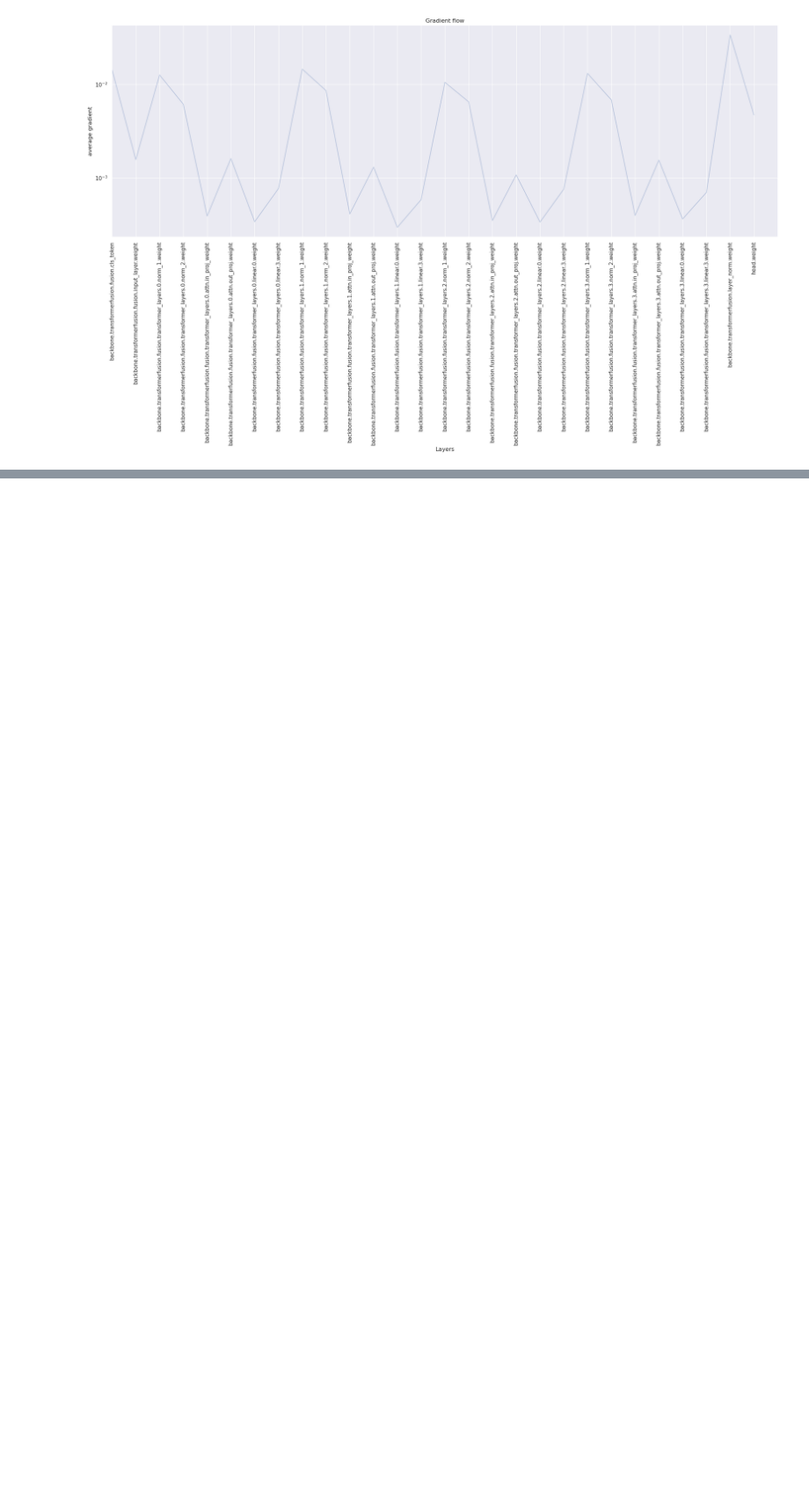
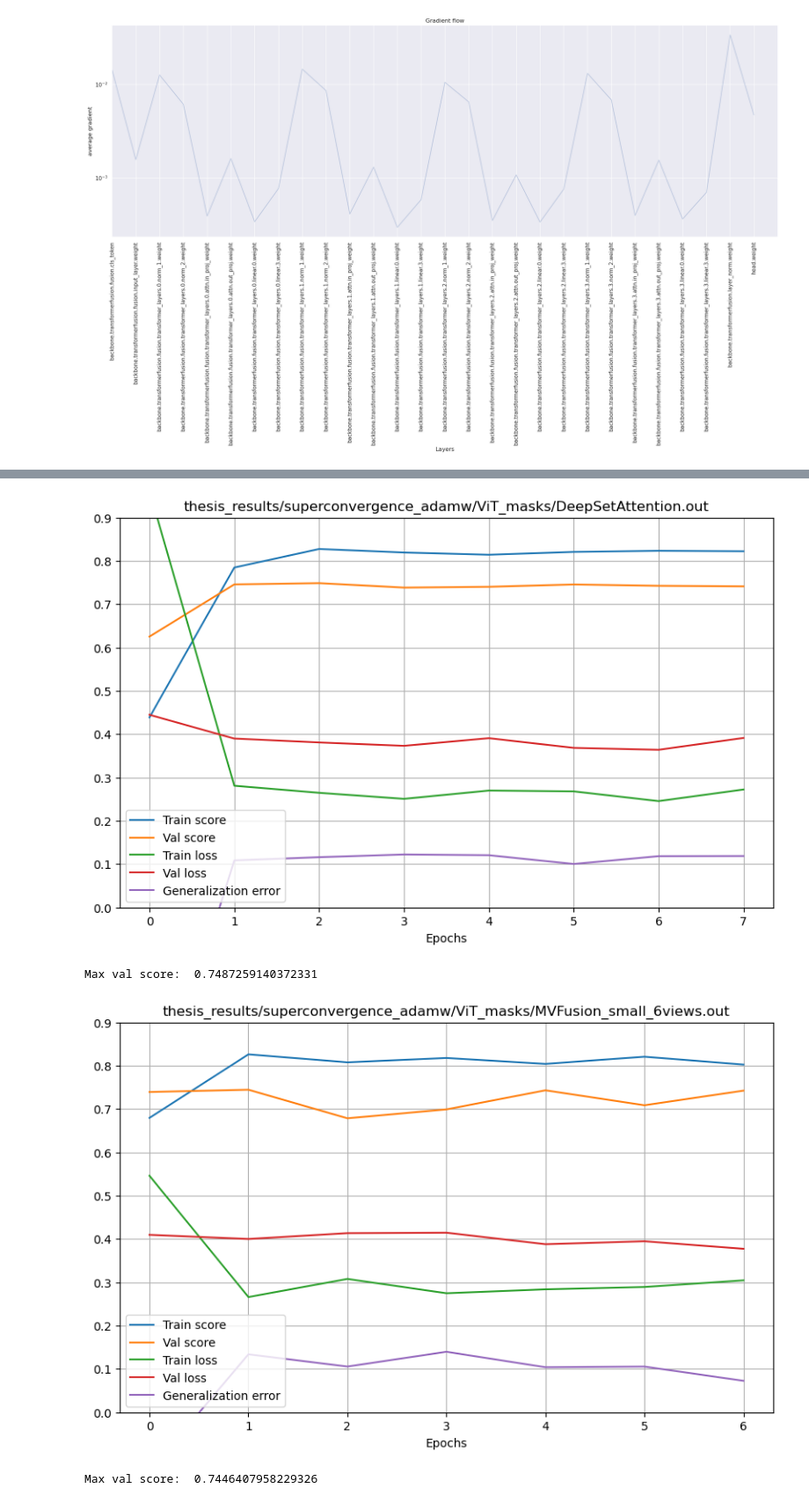
Before and after one commit to fsun2000/DeepViewAgg, a Jupyter notebook: notebooks/thesis_results/bottom_up_modeling.ipynb, the cells around one changed output, grey strips where cells are left out. Shown at 88% size. Saved outputs shown, nothing was run; the diff lists cells and outputs as text; code cells hidden in the pictures; blank space fills up the shorter version.

```diff
--- a/notebooks/thesis_results/bottom_up_modeling.ipynb
+++ b/notebooks/thesis_results/bottom_up_modeling.ipynb
@@ -37,8 +37,8 @@ from collections import defaultdict
 from PIL import Image
 
 import matplotlib.pyplot as plt
-import seaborn as sns
-sns.set()
+# import seaborn as sns
+# sns.set()
 
 %matplotlib inline
 
@@ -1192,0 +1135,55 @@ Max val score:  0.776318934447087
+# %%
+names = [
+#     'thesis_results/ViT_masks/DeepSet_bs6_lr0.06.out',
+#     'thesis_results/ViT_masks/Deepset_3D.out',
+#     'thesis_results/ViT_masks/MVFusion_small_6views_hotfixed.out',
+#     'thesis_results/ViT_masks/MVFusion_3D_small_6views.out', # 5
+#     'thesis_results/ViT_masks/MVFusion_3D_small_6views_hotfixed.out', # 6
+    'thesis_results/superconvergence_adamw/ViT_masks/DeepSetAttention.out',
+    'thesis_results/superconvergence_adamw/ViT_masks/MVFusion_small_6views.out',
+
+#     'thesis_results/superconvergence_adamw/ViT_masks/MVFusion_small_6views_Res16UNet13-12.out',
+#     'thesis_results/superconvergence_adamw/ViT_masks/DeepSetAttention_Res16UNet13-12.out',
+#     'thesis_results/superconvergence_adamw/ViT_masks/SimpleLinear_Res16UNet13-12.out',
+#     'thesis_results/superconvergence_adamw/ViT_masks/SimpleLinear_Res16UNet34.out',
+]
+
+for i in range(len(names)):
+#     try:
+    data = read_scores(file=names[i])
+    if len(data['val_scores']) > len(data['val_losses']):
+        data['val_scores'] = data['val_scores'][:-4]
+
+    plot_graph(data, log_scale=False, title=names[i])
+
+    # Generalization error
+#     val_range = range(4, len(data['train_losses']) - len(data['train_losses']) % 5, 5)
+#     gen_error = np.array(data['val_losses']) - np.array([data['train_losses'][i] for i in val_range])
+    # plot_barchart(val_range, gen_error, 'Generalization error')
+#         plot_barchart(val_range, data['val_scores'], names[i], ylim=[0.7, 0.8])
+    print("Max val score: ", max(data['val_scores']))
+#     except:
+#         print(len(data['train_scores']))
+#         print(len(data['train_losses']))
+#         print(len(data['val_scores']))
+#         print(len(data['val_losses']))
+#         print(data['val_scores'])
+#         print(f"{names[i]} is broken!")
+#         continue
+
+
+# # MVFusion_3D_small default
+# data = read_scores(file='thesis_results/ViT_masks/DeepSet_bs6_lr0.06.out')
+# plot_graph(data, log_scale=False)
+
+# # Generalization error
+# val_range = range(4, len(data['train_losses']) - len(data['train_losses']) % 5, 5)
+# gen_error = np.array(data['val_losses']) - np.array([data['train_losses'][i] for i in val_range])
+# # plot_barchart(val_range, gen_error, 'Generalization error')
+# plot_barchart(val_range, data['val_scores'], 'Validation score', ylim=[0.7, 0.77])
+# print("Max val score: ", max(data['val_scores']))
+# %% [output]
+[figure, added]
+Max val score:  0.7487259140372331
+[figure, added]
+Max val score:  0.7446407958229326
```
Also changed, not shown: parts of 25 cells of this notebook, 13 other files.
